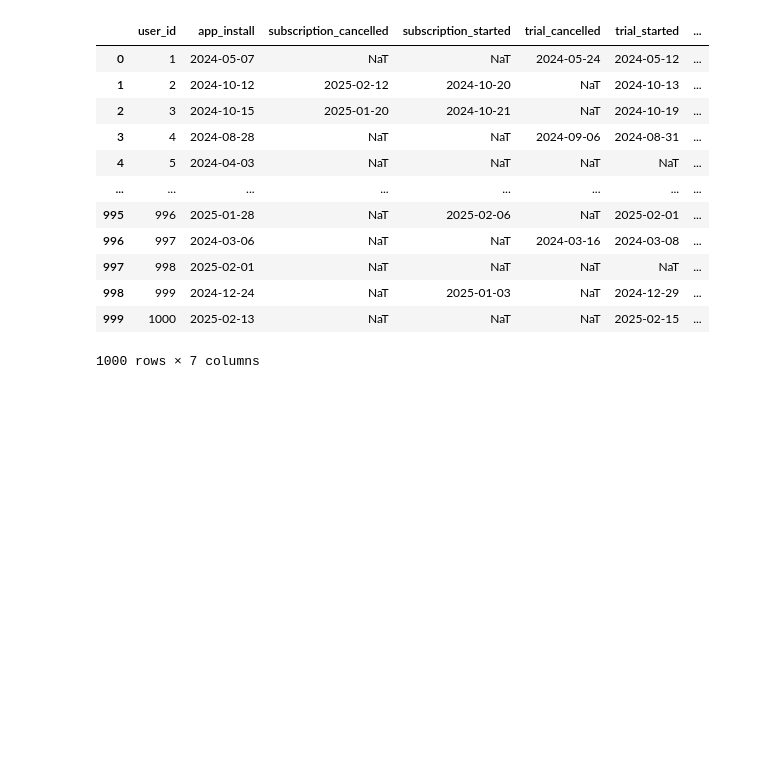
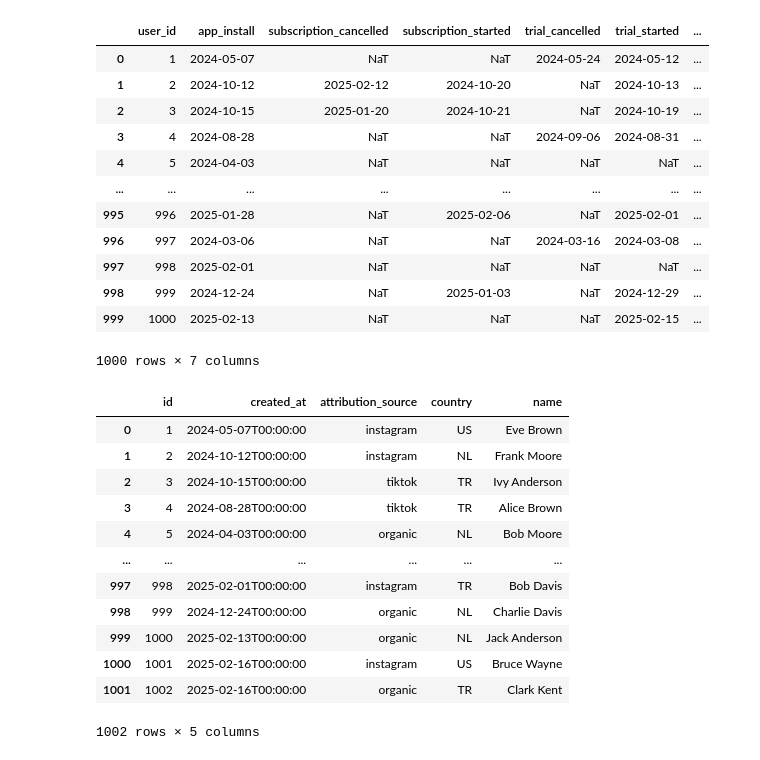
Before and after one commit to euphratesk/cornP, a Jupyter notebook: Case-Study PapCorns.ipynb, the cells around one changed output. Drawn from its saved outputs; the diff is of its cells as text; code cells hidden in the pictures; blank space fills up the shorter version.

```diff
--- a/Case-Study PapCorns.ipynb
+++ b/Case-Study PapCorns.ipynb
@@ -648,3 +662,19 @@ df_final
 | 998 | 999 | 2024-12-24 | NaT | 2025-01-03 | NaT | 2024-12-29 | ... |
 | 999 | 1000 | 2025-02-13 | NaT | NaT | NaT | 2025-02-15 | ... |
 1000 rows × 7 columns
+# %%
+users_df
+# %% [output]
+|  | id | created_at | attribution_source | country | name |
+| 0 | 1 | 2024-05-07T00:00:00 | instagram | US | Eve Brown |
+| 1 | 2 | 2024-10-12T00:00:00 | instagram | NL | Frank Moore |
+| 2 | 3 | 2024-10-15T00:00:00 | tiktok | TR | Ivy Anderson |
+| 3 | 4 | 2024-08-28T00:00:00 | tiktok | TR | Alice Brown |
+| 4 | 5 | 2024-04-03T00:00:00 | organic | NL | Bob Moore |
+| ... | ... | ... | ... | ... | ... |
+| 997 | 998 | 2025-02-01T00:00:00 | instagram | TR | Bob Davis |
+| 998 | 999 | 2024-12-24T00:00:00 | organic | NL | Charlie Davis |
+| 999 | 1000 | 2025-02-13T00:00:00 | organic | NL | Jack Anderson |
+| 1000 | 1001 | 2025-02-16T00:00:00 | instagram | US | Bruce Wayne |
+| 1001 | 1002 | 2025-02-16T00:00:00 | organic | TR | Clark Kent |
+1002 rows × 5 columns
```
Also changed, not shown: parts of 17 cells of this notebook.
